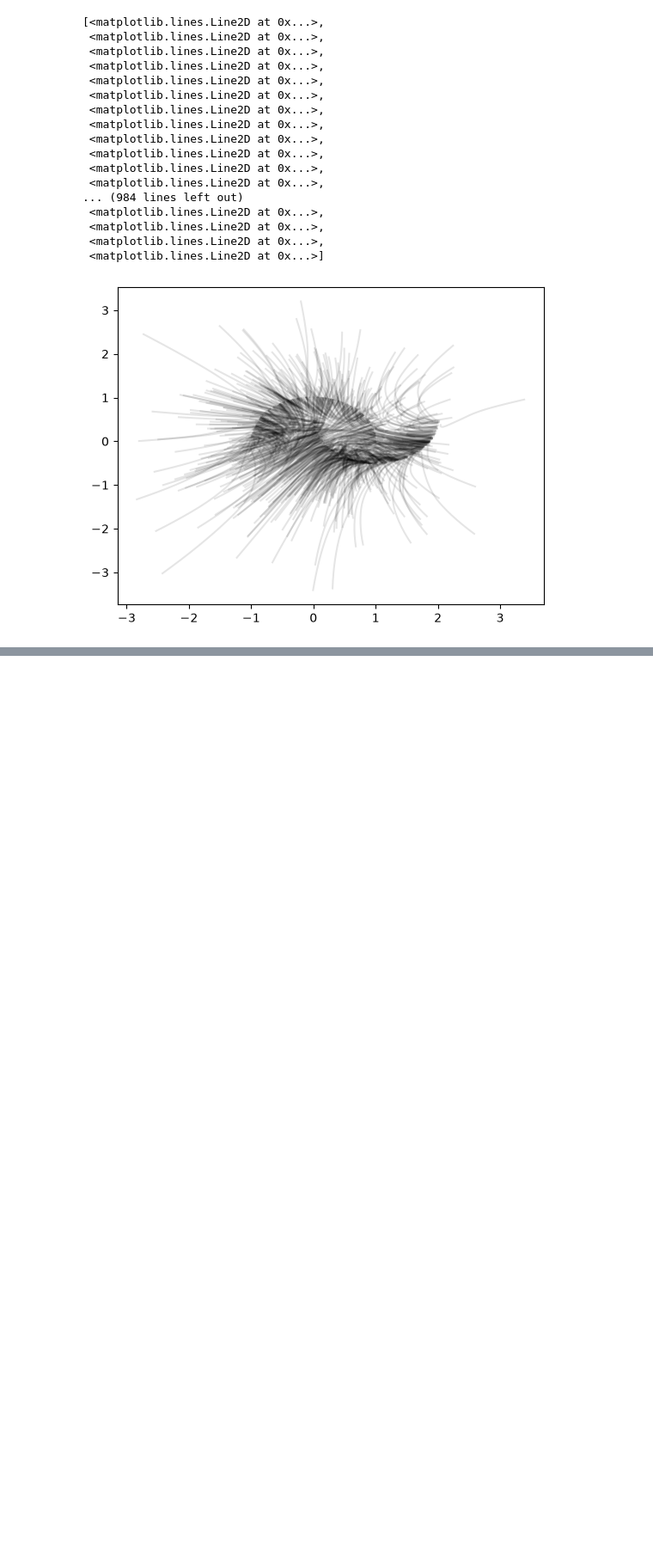
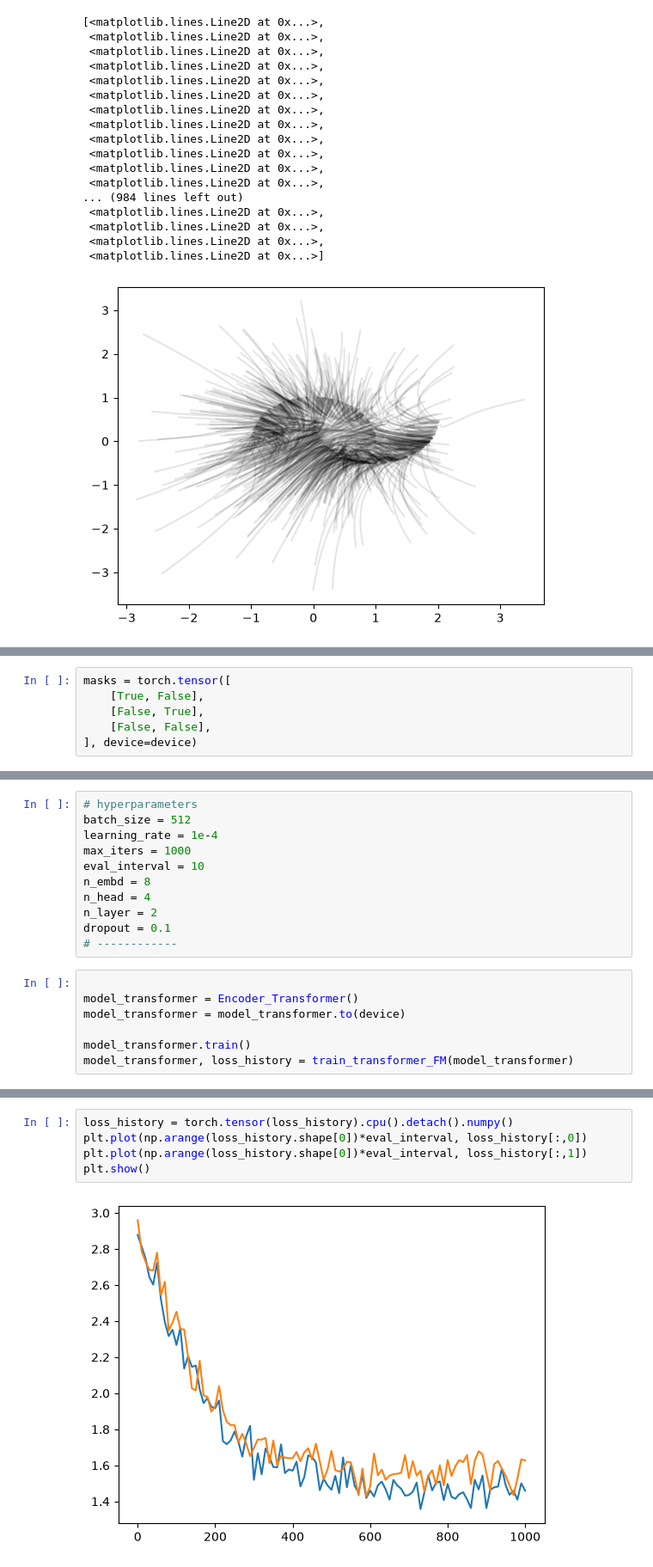
Before and after one commit to yingming-yang/Tests, a Jupyter notebook: FM_test.ipynb, the cells around one changed output, grey strips where cells are left out. Shown at 86% size. Drawn from its saved outputs; the diff is of its cells as text; blank space fills up the shorter version.

Commit message:
Completed functioning FM transformer toy model

```diff
--- a/FM_test.ipynb
+++ b/FM_test.ipynb
@@ -277,0 +398,6 @@ plt.plot(xint[:,:,0],xint[:,:,1],c = 'k', alpha = 0.1)
+# %%
+masks = torch.tensor([
+    [True, False],
+    [False, True],
+    [False, False],
+], device=device)
@@ -277,0 +473,18 @@ plt.plot(xint[:,:,0],xint[:,:,1],c = 'k', alpha = 0.1)
+# %%
+# hyperparameters
+batch_size = 512
+learning_rate = 1e-4
+max_iters = 1000
+eval_interval = 10
+n_embd = 8
+n_head = 4
+n_layer = 2
+dropout = 0.1
+# ------------
+# %%
+
+model_transformer = Encoder_Transformer()
+model_transformer = model_transformer.to(device)
+
+model_transformer.train()
+model_transformer, loss_history = train_transformer_FM(model_transformer)
@@ -277,0 +509,7 @@ plt.plot(xint[:,:,0],xint[:,:,1],c = 'k', alpha = 0.1)
+# %%
+loss_history = torch.tensor(loss_history).cpu().detach().numpy()
+plt.plot(np.arange(loss_history.shape[0])*eval_interval, loss_history[:,0])
+plt.plot(np.arange(loss_history.shape[0])*eval_interval, loss_history[:,1])
+plt.show()
+# %% [output]
+[figure, added]
```
Also changed, not shown: parts of 12 cells of this notebook, 2 other files.
